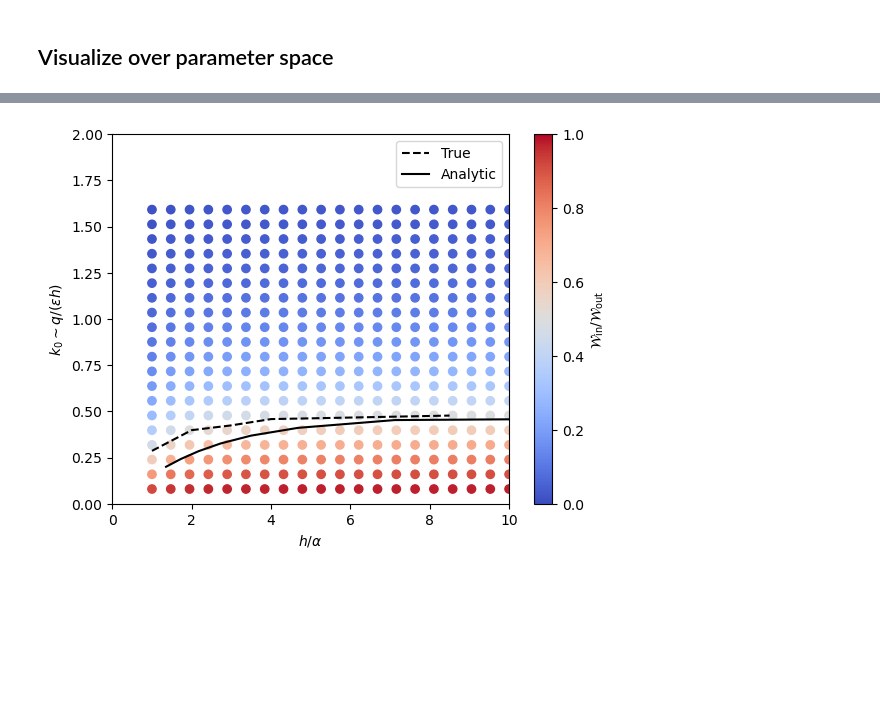
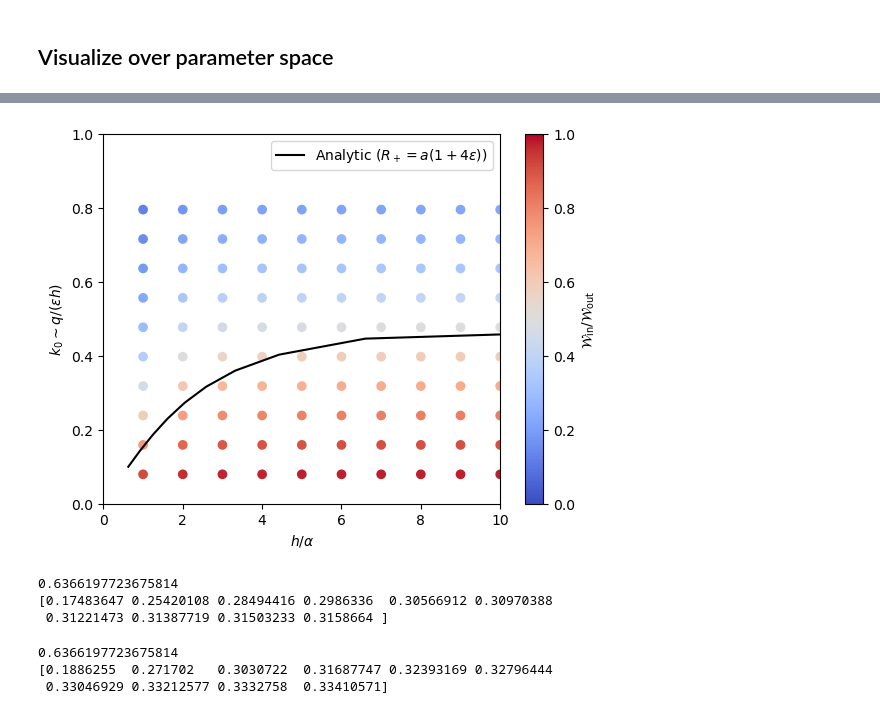
Before and after one commit to Jupiter1994/warped-disks, a Jupyter notebook: reduced-eqs-ss-param-space.ipynb, the cells around one changed output, grey strips where cells are left out. Saved outputs shown, nothing was run; the diff lists cells and outputs as text; code cells hidden in the pictures; blank space fills up the shorter version.

Commit message:
comparing param space sampling

```diff
--- a/reduced-eqs-ss-param-space.ipynb
+++ b/reduced-eqs-ss-param-space.ipynb
@@ -11,7 +11,7 @@ The system parameters I'll vary are:
 
 To keep things simpler, I won't vary $\epsilon$ as we can also change $k_0$ by changing $q$. (Our results actually depend on $\epsilon$ in a complicated way since, e.g., $R_+$ depends on $\epsilon$. Also, we don't actually know what value of $\epsilon$ we should use; we'll look into this in our simulations.)
 # %%
-eps = 0.1 # softening term
+eps = .15 # softening term
 a = 1 # radial coordinate of planet
 Rout = 3.5 # radial coordinate of disk's outer edge
 use_gap = False # turns on/off gap in density profile
@@ -460,14 +460,14 @@ def compute_k0(q, eps, h, alpha):
 # %% [markdown]
 ## Visualize over parameter space
 # %%
-N = 20
+N = 10
 h_ctrl = 0.02 # h in "control" set of parameters
 
-qs = np.linspace(5e-4, 1e-2, N)
 alphas = h_ctrl / np.linspace(1, 10, N)
+qs = 3e-3 * np.ones(shape=(alphas.shape))
 
-qs, alphas = np.meshgrid(qs, alphas)
-epses = 0.1*np.ones(shape=(qs.shape))
+# qs, alphas = np.meshgrid(qs, alphas)
+epses = eps*np.ones(shape=(qs.shape))
 hs = h_ctrl*np.ones(shape=(qs.shape))
 # %%
 start = time.time()
@@ -480,27 +480,55 @@ h_div_alphas = (hs/alphas).flatten()
 k0s = compute_k0(qs, epses, hs, alphas)
 k0s = k0s.flatten()
 # %%
-# plot the "border" between breaking and non-breaking regimes
-xs_border = np.asarray([1,2,3,4,5, 8.5])
-ys_border = [0.286, 0.398, 0.424, 0.458, 0.462, 0.477]
+def plot_Wratios(h_div_alphas, k0s, Wratios):
+    '''
+    Plot W_in/W_out over the (h/alpha, k_0) parameter space.
 
-plt.plot(xs_border, ys_border, color="black", ls="--", label="True")
-# plt.plot(xs_border, .1*np.log(1.3*xs_border) + 0.286, color="black")
+    '''
 
-k0s_border = np.linspace(0.2, 1, N)
-plt.plot(halpha_vs_k0_analytic(k0s_border), k0s_border, color="black", label="Analytic")
+    # plot the "border" between breaking and non-breaking regimes
+    xs_border = np.asarray([1,2,3,4,5, 8.5])
+    ys_border = [0.286, 0.398, 0.424, 0.458, 0.462, 0.477]
 
-plt.scatter(h_div_alphas, k0s, c=Wratios, vmin=0, vmax=1, cmap='coolwarm')
-plt.xlabel(r"$h/\alpha$")
-plt.ylabel(r"$k_0 \sim q/(\epsilon h)$")
+    #plt.plot(xs_border, ys_border, color="black", ls="--", label="True")
+    # plt.plot(xs_border, .1*np.log(1.3*xs_border) + 0.286, color="black")
 
-plt.xlim(0, 10)
-plt.ylim(0, 2)
+    k0s_border = np.linspace(0.1, 0.49, N)
+    plt.plot(halpha_vs_k0_analytic(k0s_border), k0s_border, color="black", \
+             label=r"Analytic ($R_+=a(1+4\epsilon)$)")
 
-plt.colorbar(label=r"$\mathcal{W}_\text{in}/\mathcal{W}_\text{out}$")
-plt.legend()
+    plt.scatter(h_div_alphas, k0s, c=Wratios, vmin=0, vmax=1, cmap='coolwarm')
+    plt.xlabel(r"$h/\alpha$")
+    plt.ylabel(r"$k_0 \sim q/(\epsilon h)$")
 
-plt.savefig("Figures/k0_vs_halpha.png")
-plt.show()
+    plt.xlim(0, 10)
+    plt.ylim(0, 1)
+
+    plt.colorbar(label=r"$\mathcal{W}_\text{in}/\mathcal{W}_\text{out}$")
+
+    #plt.scatter([],[], s=0, label="Rplus=" + str(Rplus))
+
+    plt.legend(loc='upper right')
+
+    save_fig = False
+    if save_fig:
+        plt.savefig("Figures/k0_vs_halpha.png")
+    plt.show()
-# %% [output]
-[figure, removed]
+# %%
+plot_Wratios(h_div_alphas_orig, k0s_orig, Wratios_orig.flatten())
+# %% [output]
+[figure, added]
+# %%
+print(k0s_75em4[0])
+print(Wratios_75em4)
+# %% [output]
+0.6366197723675814
+[0.17483647 0.25420108 0.28494416 0.2986336  0.30566912 0.30970388
+ 0.31221473 0.31387719 0.31503233 0.3158664 ]
+# %%
+print(k0s_orig[7::10][0])
+print(Wratios_orig.flatten()[7::10])
+# %% [output]
+0.6366197723675814
+[0.1886255  0.271702   0.3030722  0.31687747 0.32393169 0.32796444
+ 0.33046929 0.33212577 0.3332758  0.33410571]
```
Also changed, not shown: parts of 14 cells of this notebook.
